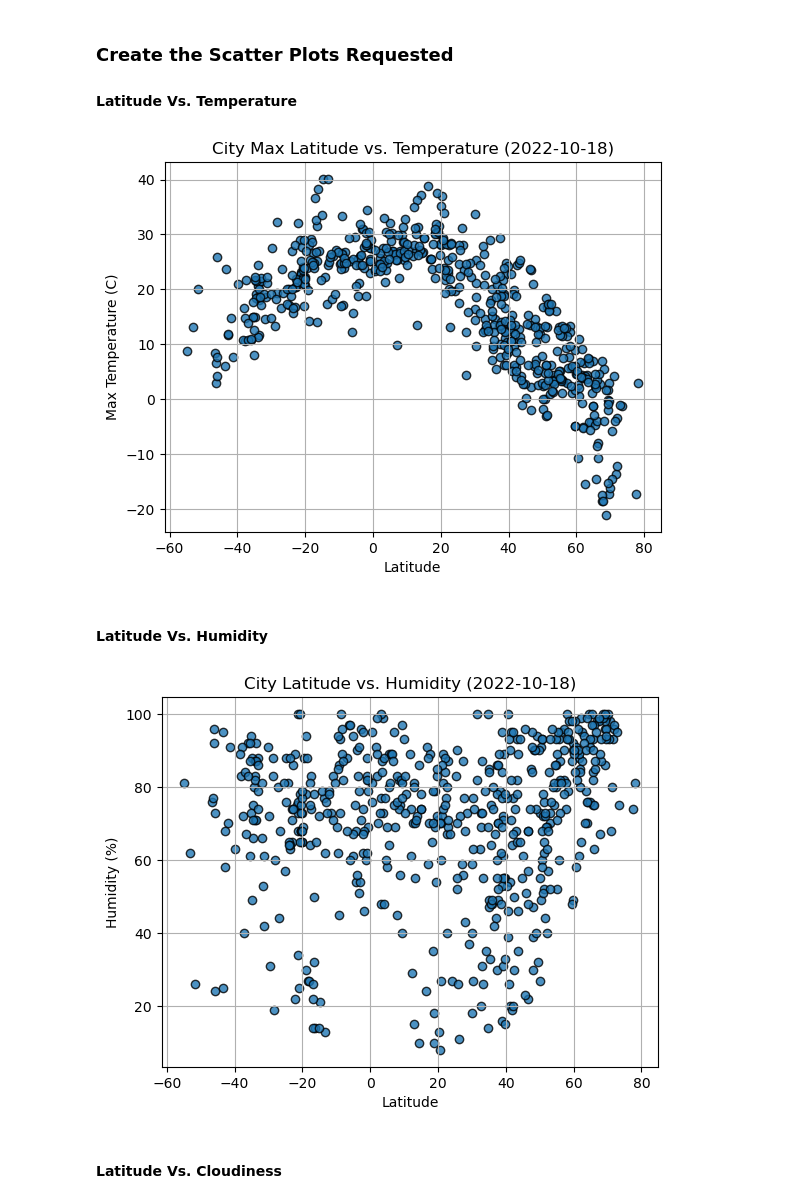
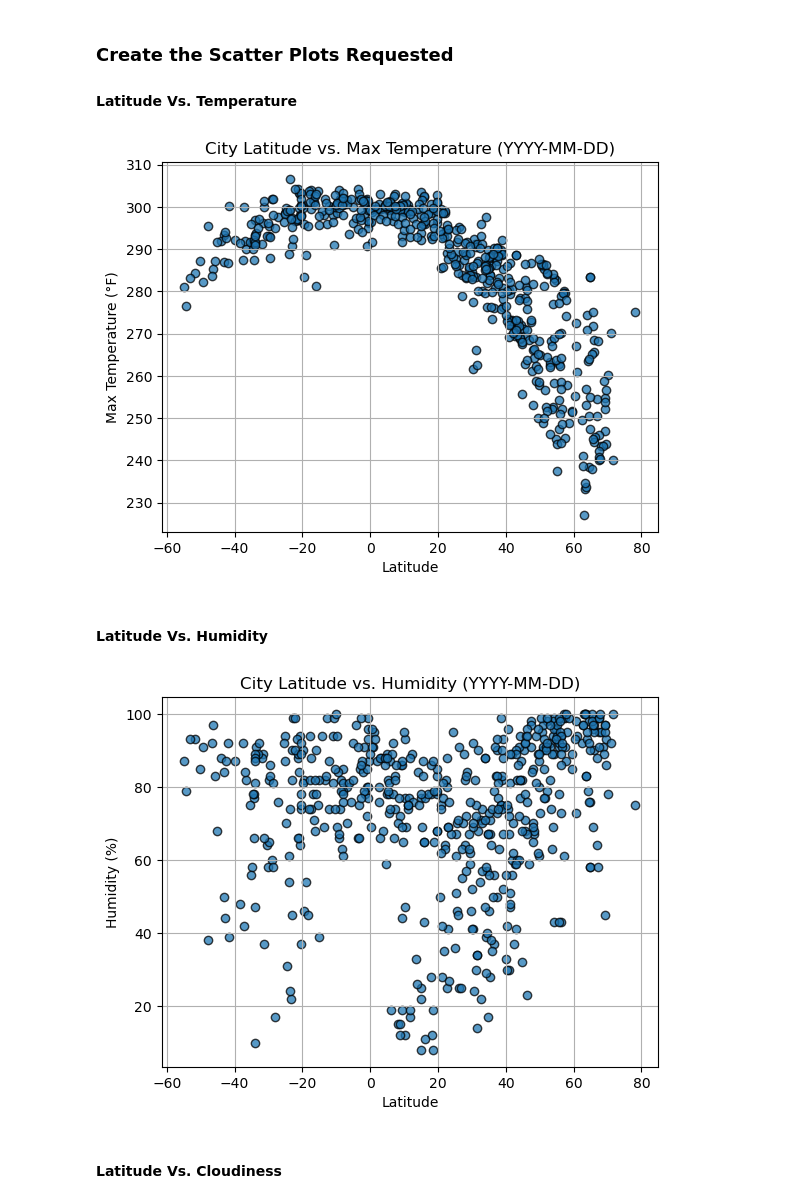
Before and after one commit to daraa17/python-api-challenge, a Jupyter notebook: WeatherPy/WeatherPy.ipynb, the cells around one changed output. Saved outputs shown, nothing was run; the diff lists cells and outputs as text; code cells hidden in the pictures.

```diff
--- a/WeatherPy/WeatherPy.ipynb
+++ b/WeatherPy/WeatherPy.ipynb
@@ -191,15 +212,18 @@ city_data_df.head()
 #### Latitude Vs. Temperature
 # %%
 # Build scatter plot for latitude vs. temperature
-# YOUR CODE HERE
+plt.scatter(city_data_df["Lat"], city_data_df["Max Temp"], edgecolors="black", alpha=0.75)
 
 # Incorporate the other graph properties
-# YOUR CODE HERE
+plt.title("City Latitude vs. Max Temperature (YYYY-MM-DD)")
+plt.xlabel("Latitude")
+plt.ylabel("Max Temperature (°F)")
+plt.grid(True)
 
 # Save the figure
 plt.savefig("output_data/Fig1.png")
 
 # Show plot
 plt.show()
 # %% [output]
-[figure, old version]
+[figure, new version]
@@ -206,11 +232,14 @@ plt.show()
 # %% [markdown]
 #### Latitude Vs. Humidity
 # %%
-# Build the scatter plots for latitude vs. humidity
-# YOUR CODE HERE
+# Build the scatter plot for latitude vs. humidity
+plt.scatter(city_data_df["Lat"], city_data_df["Humidity"], edgecolors="black", alpha=0.75)
 
 # Incorporate the other graph properties
-# YOUR CODE HERE
+plt.title("City Latitude vs. Humidity (YYYY-MM-DD)")
+plt.xlabel("Latitude")
+plt.ylabel("Humidity (%)")
+plt.grid(True)
 
 # Save the figure
 plt.savefig("output_data/Fig2.png")
@@ -218,7 +247,7 @@ plt.savefig("output_data/Fig2.png")
 # Show plot
 plt.show()
 # %% [output]
-[figure, old version]
+[figure, new version]
 # %% [markdown]
 #### Latitude Vs. Cloudiness
 # %%
```
Also changed, not shown: parts of 41 cells of this notebook, 7 other files.
